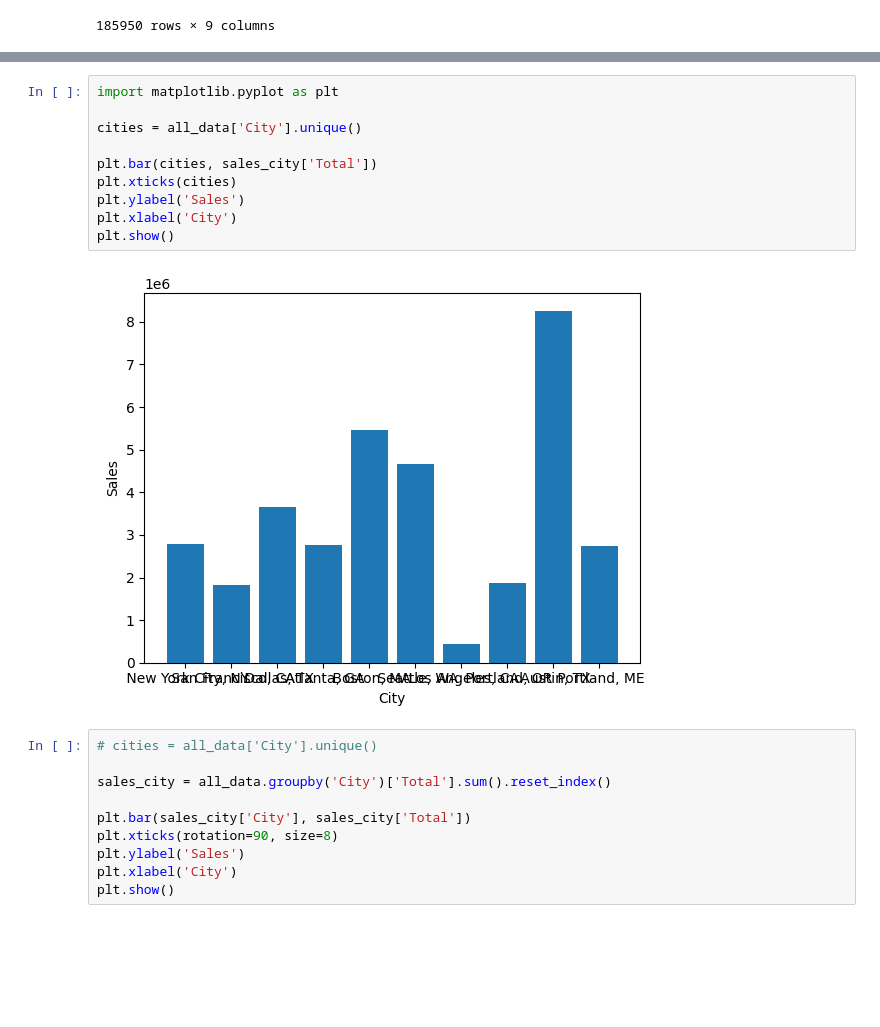
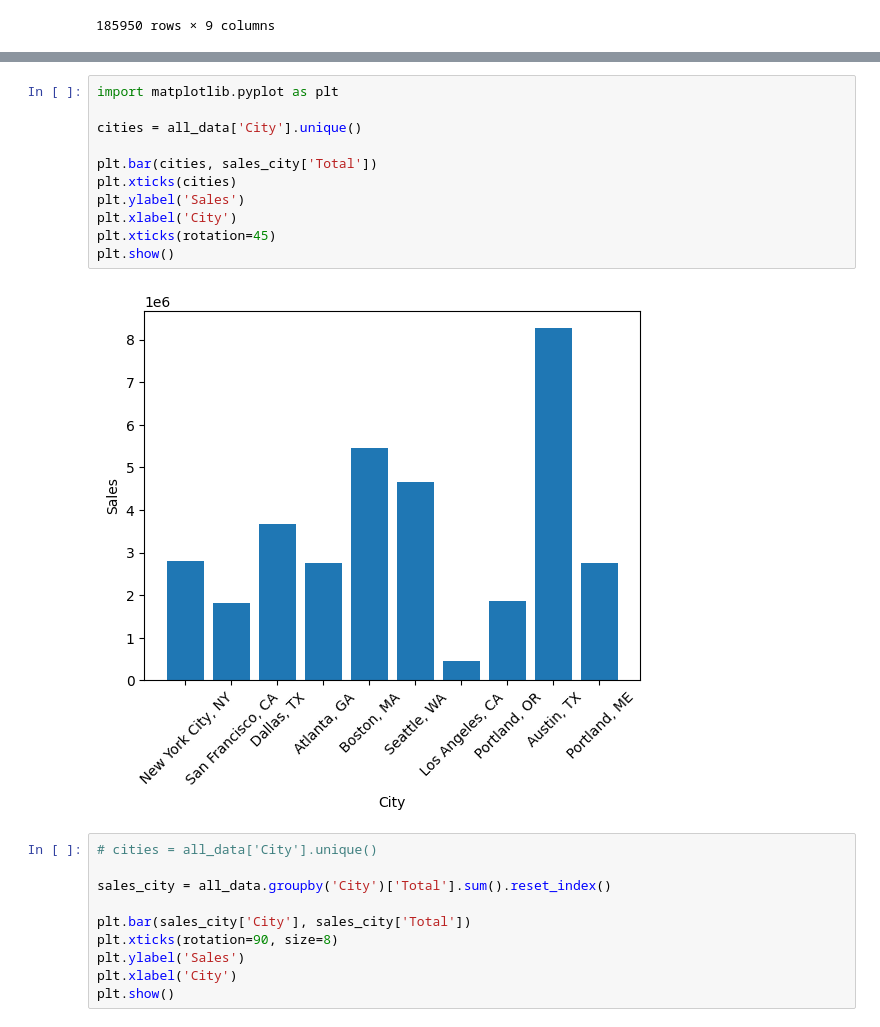
Before and after one commit to jamespairepo/sales_analysis, a Jupyter notebook: analysis.ipynb, the cells around one changed output, grey strips where cells are left out. Saved outputs shown, nothing was run; the diff lists cells and outputs as text; blank space fills up the shorter version.

```diff
--- a/analysis.ipynb
+++ b/analysis.ipynb
@@ -233,15 +233,16 @@ sales_city
 # %%
 import matplotlib.pyplot as plt
 
 cities = all_data['City'].unique()
 
 plt.bar(cities, sales_city['Total'])
 plt.xticks(cities)
 plt.ylabel('Sales')
 plt.xlabel('City')
+plt.xticks(rotation=45)
 plt.show()
 # %% [output]
-[figure, old version]
+[figure, new version]
 # %%
 # cities = all_data['City'].unique()
 
```
Also changed, not shown: parts of 1 cell of this notebook.
